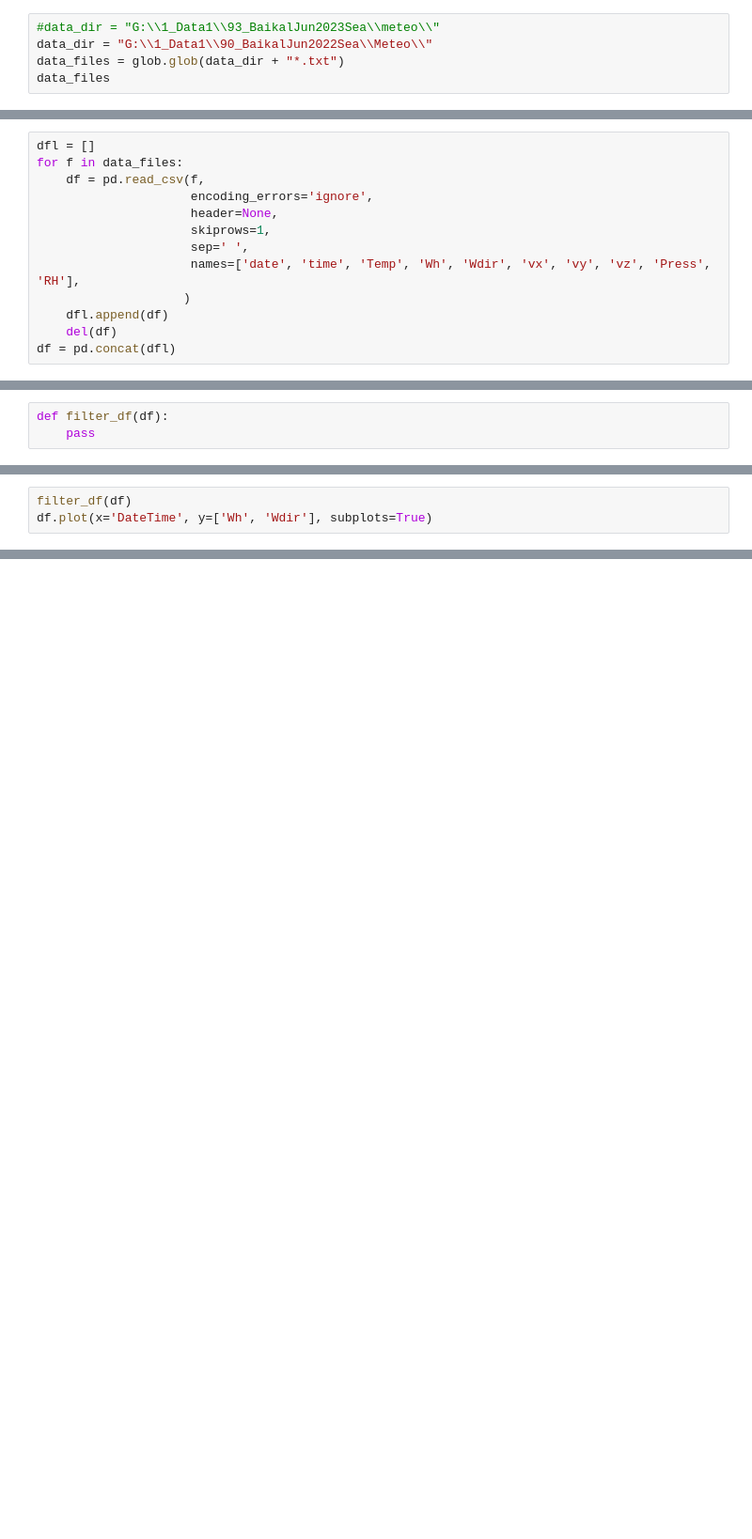
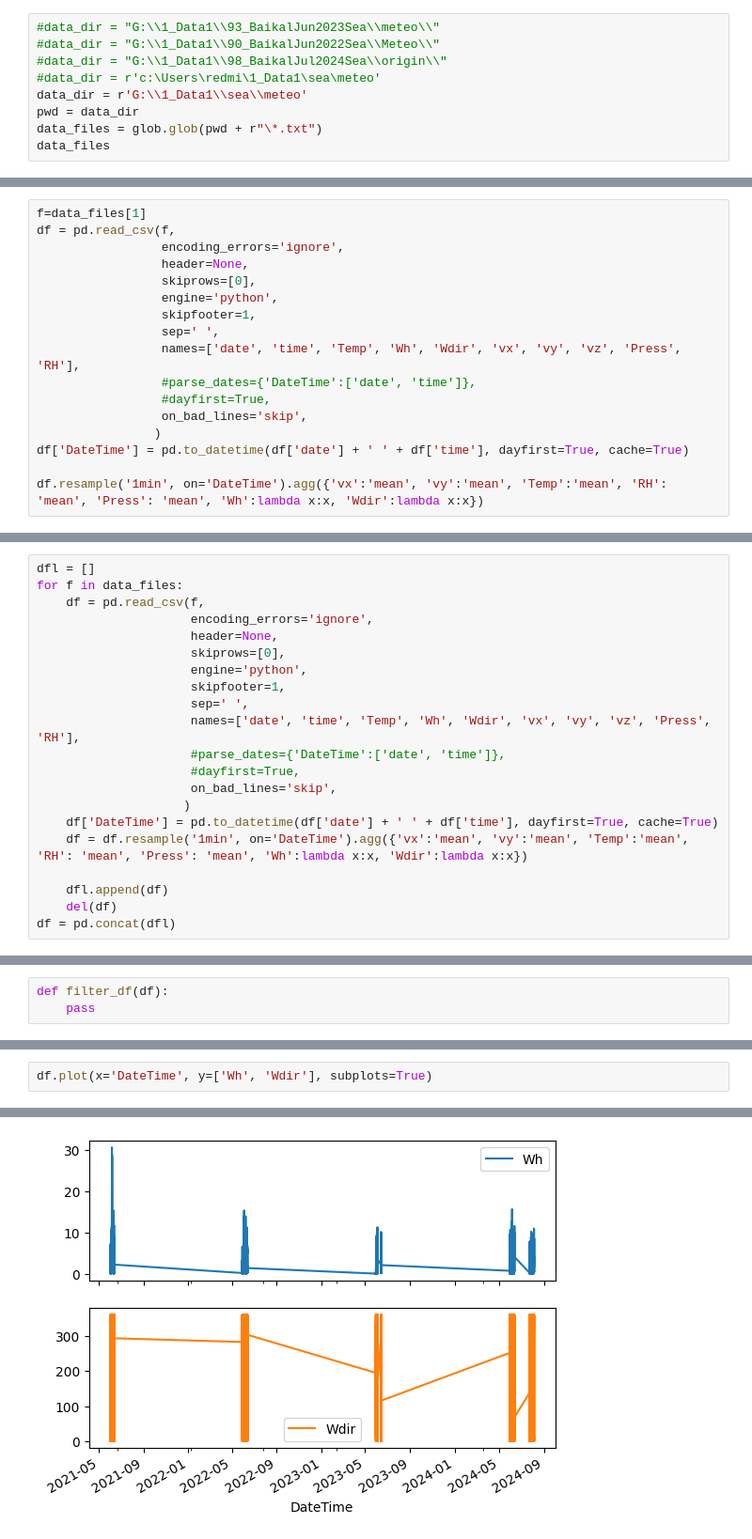
Before and after one commit to pestunov/BaikalDataHandler, a Jupyter notebook: readMeteo.ipynb, the cells around one changed output, grey strips where cells are left out. Shown at 94% size. Cells and saved outputs as stored; diff of their text form; blank space fills up the shorter version.

```diff
--- a/readMeteo.ipynb
+++ b/readMeteo.ipynb
@@ -5,6 +5,10 @@ import pandas as pd
 import glob
 # %%
 #data_dir = "G:\\1_Data1\\93_BaikalJun2023Sea\\meteo\\"
-data_dir = "G:\\1_Data1\\90_BaikalJun2022Sea\\Meteo\\"
-data_files = glob.glob(data_dir + "*.txt")
+#data_dir = "G:\\1_Data1\\90_BaikalJun2022Sea\\Meteo\\"
+#data_dir = "G:\\1_Data1\\98_BaikalJul2024Sea\\origin\\"
+#data_dir = r'c:\Users\redmi\1_Data1\sea\meteo'
+data_dir = r'G:\\1_Data1\\sea\\meteo'
+pwd = data_dir
+data_files = glob.glob(pwd + r"\*.txt")
 data_files
@@ -10,0 +33,17 @@ data_files
+# %%
+f=data_files[1]
+df = pd.read_csv(f,
+                 encoding_errors='ignore',
+                 header=None,
+                 skiprows=[0],
+                 engine='python',
+                 skipfooter=1,
+                 sep=' ',
+                 names=['date', 'time', 'Temp', 'Wh', 'Wdir', 'vx', 'vy', 'vz', 'Press', 'RH'],
+                 #parse_dates={'DateTime':['date', 'time']},
+                 #dayfirst=True,
+                 on_bad_lines='skip',
+                )
+df['DateTime'] = pd.to_datetime(df['date'] + ' ' + df['time'], dayfirst=True, cache=True)
+
+df.resample('1min', on='DateTime').agg({'vx':'mean', 'vy':'mean', 'Temp':'mean', 'RH': 'mean', 'Press': 'mean', 'Wh':lambda x:x, 'Wdir':lambda x:x})
@@ -14,10 +68,18 @@ for f in data_files:
     df = pd.read_csv(f,
                      encoding_errors='ignore',
                      header=None,
-                     skiprows=1,
+                     skiprows=[0],
+                     engine='python',
+                     skipfooter=1,
                      sep=' ',
                      names=['date', 'time', 'Temp', 'Wh', 'Wdir', 'vx', 'vy', 'vz', 'Press', 'RH'],
+                     #parse_dates={'DateTime':['date', 'time']},
+                     #dayfirst=True,
+                     on_bad_lines='skip',
                     )
+    df['DateTime'] = pd.to_datetime(df['date'] + ' ' + df['time'], dayfirst=True, cache=True)
+    df = df.resample('1min', on='DateTime').agg({'vx':'mean', 'vy':'mean', 'Temp':'mean', 'RH': 'mean', 'Press': 'mean', 'Wh':lambda x:x, 'Wdir':lambda x:x})
+
     dfl.append(df)
     del(df)
 df = pd.concat(dfl)
@@ -36,3 +149,3 @@ df.plot(x='DateTime', y=['Temp', 'RH'], subplots=True)
 # %%
-filter_df(df)
 df.plot(x='DateTime', y=['Wh', 'Wdir'], subplots=True)
+# %% [output]
@@ -39 +153,2 @@ df.plot(x='DateTime', y=['Wh', 'Wdir'], subplots=True)
+[figure, added]
 # %%
```
Also changed, not shown: parts of 43 cells of this notebook.
